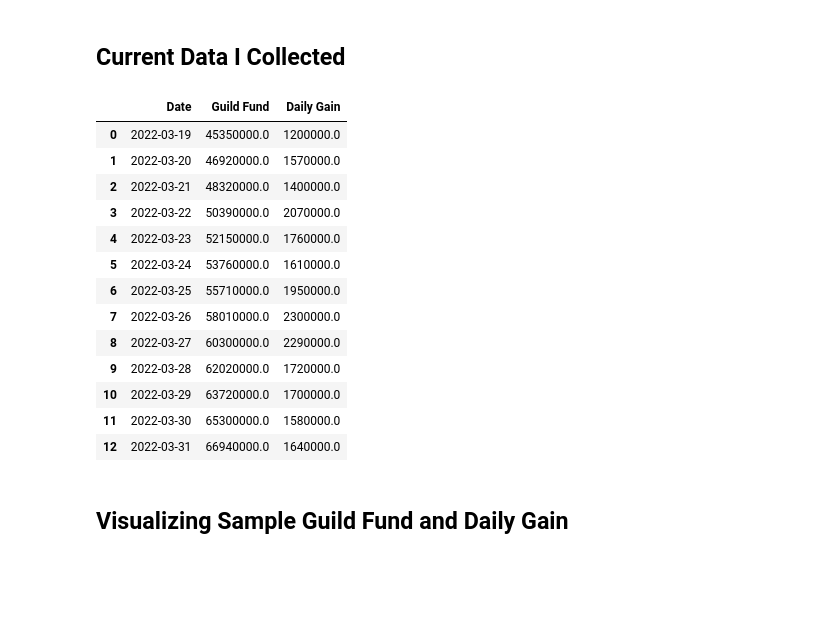
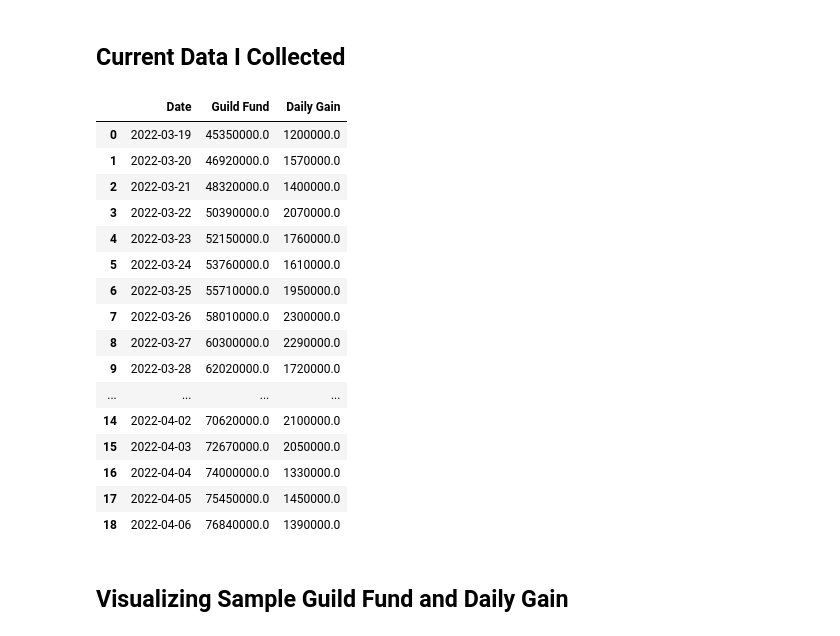
Before and after one commit to dlai211/personal, a Jupyter notebook: RO_genesis/Guild.ipynb, the cells around one changed output. Saved outputs shown, nothing was run; the diff lists cells and outputs as text; code cells hidden in the pictures; blank space fills up the shorter version.

```diff
--- a/RO_genesis/Guild.ipynb
+++ b/RO_genesis/Guild.ipynb
@@ -14,38 +14,41 @@ import pandas as pd
 ## Current Data I Collected
 # %%
 guild_fund = [6.091e7, 6.248e7, 6.388e7, 6.595e7, 6.771e7, 6.932e7, 7.127e7, 7.357e7, 7.586e7]
-guild_fund_cont = [6.202e7, 6.372e7, 6.530e7, 6.694e7]
+guild_fund_cont = [6.202e7, 6.372e7, 6.530e7, 6.694e7, 6.852e7, 7.062e7, 7.267e7, 7.4e7, 7.545e7, 7.684e7]
 
 guild_fund_fit = [i-1.556e7 for i in guild_fund]
 guild_fund_fit = guild_fund_fit + guild_fund_cont
 guild_fund = guild_fund + guild_fund_cont
 
 diff = np.diff(guild_fund).tolist()
 diff_fit = np.diff(guild_fund_fit).tolist()
 diff.insert(0,1.2e6)
 diff_fit.insert(0,1.2e6)
 num_day = len(guild_fund)
 
 data = {'Date': pd.date_range("3/19/2022", periods=num_day), 'Guild Fund': guild_fund, 'Daily Gain': diff}
 data_fit = {'Date': pd.date_range("3/19/2022", periods=num_day), 'Guild Fund': guild_fund_fit, 'Daily Gain': diff_fit}
 df = pd.DataFrame(data, index=None)
 df_fit = pd.DataFrame(data_fit, index=None)
 df_fit
 # %% [output]
 |  | Date | Guild Fund | Daily Gain |
 | 0 | 2022-03-19 | 45350000.0 | 1200000.0 |
 | 1 | 2022-03-20 | 46920000.0 | 1570000.0 |
 | 2 | 2022-03-21 | 48320000.0 | 1400000.0 |
 | 3 | 2022-03-22 | 50390000.0 | 2070000.0 |
 | 4 | 2022-03-23 | 52150000.0 | 1760000.0 |
 | 5 | 2022-03-24 | 53760000.0 | 1610000.0 |
 | 6 | 2022-03-25 | 55710000.0 | 1950000.0 |
 | 7 | 2022-03-26 | 58010000.0 | 2300000.0 |
 | 8 | 2022-03-27 | 60300000.0 | 2290000.0 |
 | 9 | 2022-03-28 | 62020000.0 | 1720000.0 |
-| 10 | 2022-03-29 | 63720000.0 | 1700000.0 |
-| 11 | 2022-03-30 | 65300000.0 | 1580000.0 |
-| 12 | 2022-03-31 | 66940000.0 | 1640000.0 |
+| ... | ... | ... | ... |
+| 14 | 2022-04-02 | 70620000.0 | 2100000.0 |
+| 15 | 2022-04-03 | 72670000.0 | 2050000.0 |
+| 16 | 2022-04-04 | 74000000.0 | 1330000.0 |
+| 17 | 2022-04-05 | 75450000.0 | 1450000.0 |
+| 18 | 2022-04-06 | 76840000.0 | 1390000.0 |
 # %% [markdown]
 ## Visualizing Sample Guild Fund and Daily Gain
 # %%
```
Also changed, not shown: parts of 4 cells of this notebook.
